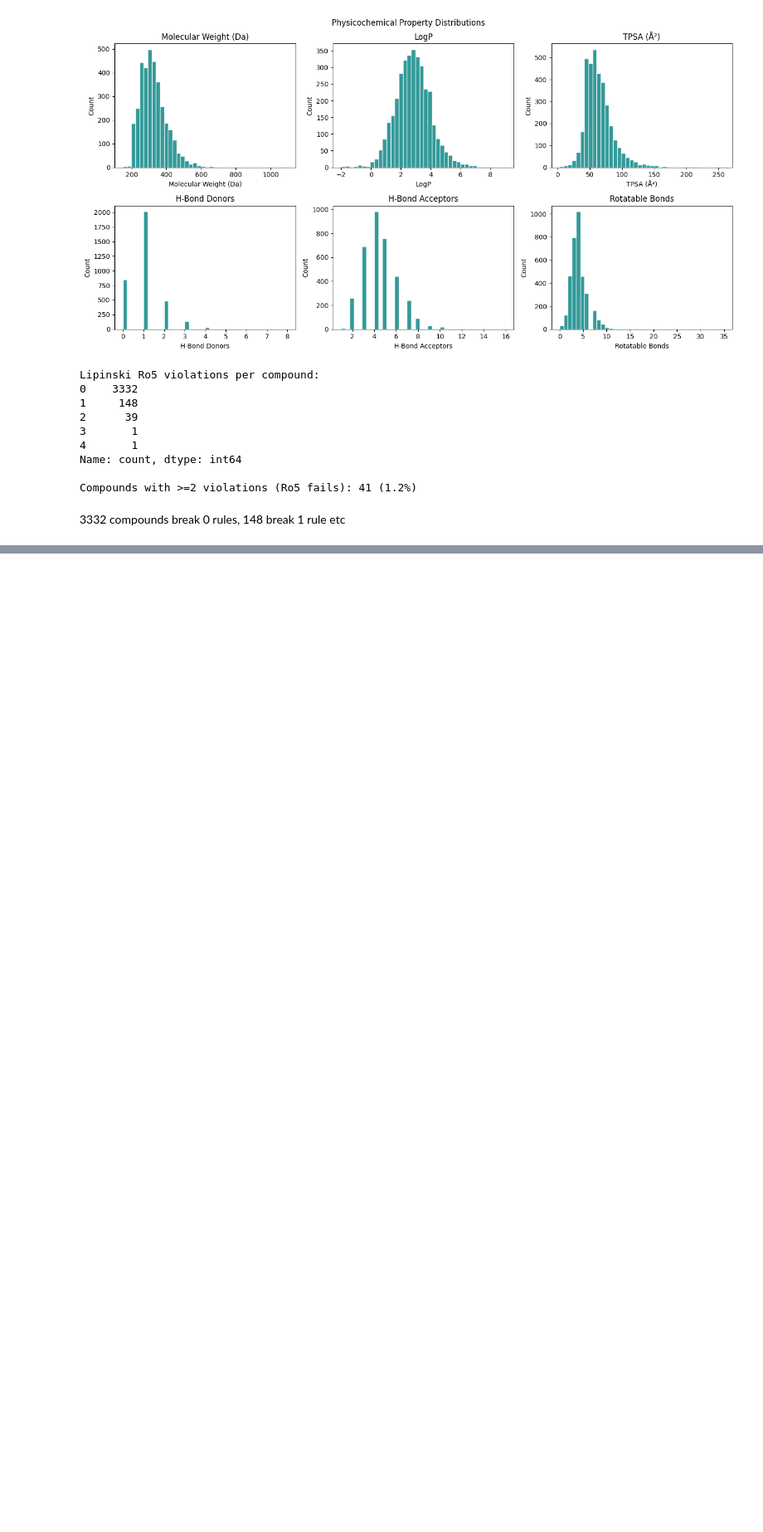
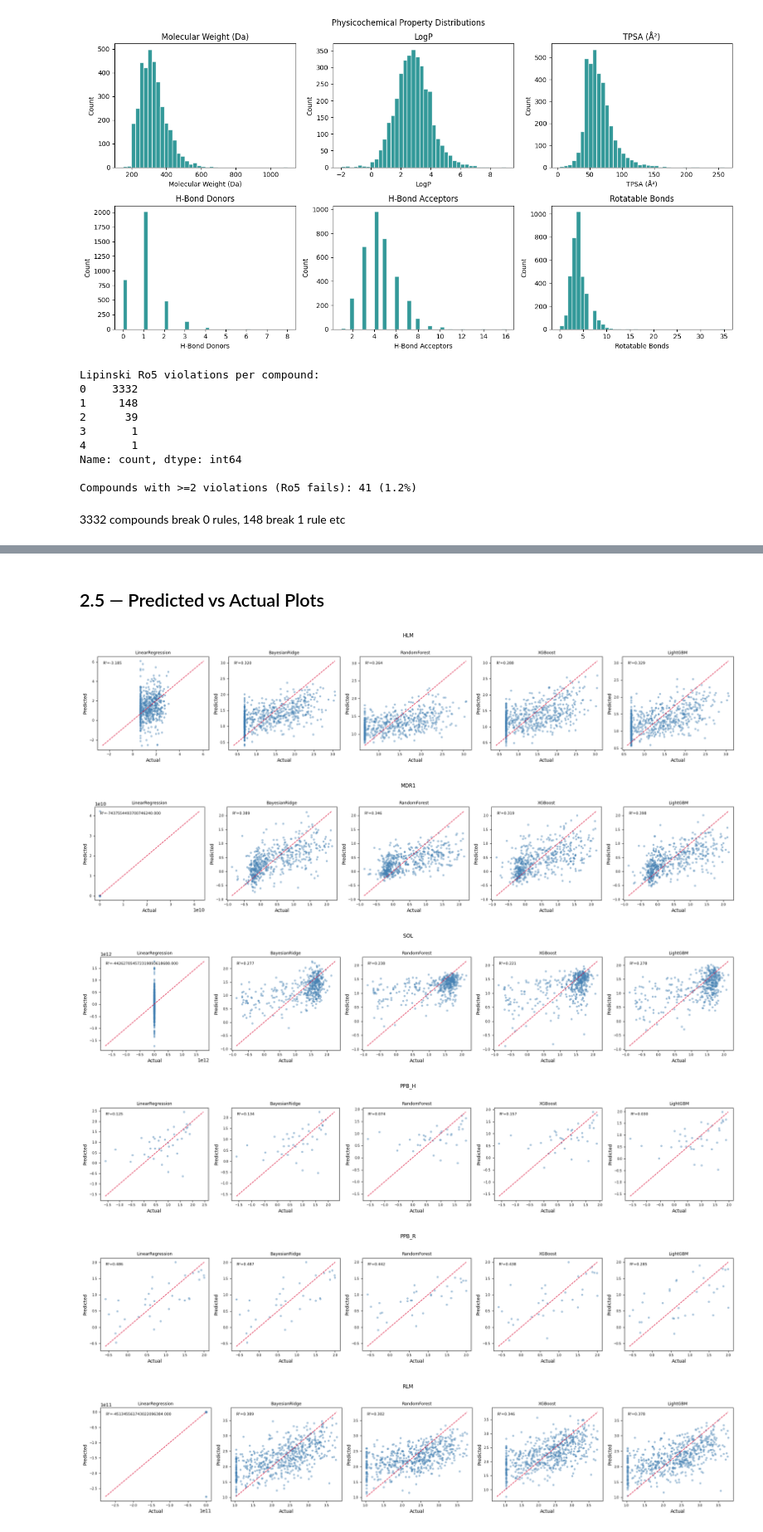
Before and after one commit to Zarif-S/uniq-plus-data-quantity-noise-qsar, a Jupyter notebook: notebooks/01_adme_eda_baseline.ipynb, the cells around one changed output, grey strips where cells are left out. Shown at 83% size. Drawn from its saved outputs; the diff is of its cells as text; code cells hidden in the pictures; blank space fills up the shorter version.

```diff
--- a/notebooks/01_adme_eda_baseline.ipynb
+++ b/notebooks/01_adme_eda_baseline.ipynb
@@ -392,0 +507,20 @@ Review findings with supervisor → confirm SYNC-002 cleaning strategy (per-endp
+# %%
+from src.models import get_baseline_models, evaluate_model
+
+results = []
+preds_store = {}  # {col: {model_name: (y_test, y_pred)}}
+
+for col in ENDPOINT_COLS:
+    X_train, X_test, y_train, y_test = splits[col]
+    preds_store[col] = {}
+    for name, model in get_baseline_models().items():
+        model.fit(X_train, y_train)
+        y_pred = model.predict(X_test)
+        preds_store[col][name] = (y_test, y_pred)
+        metrics = evaluate_model(model, X_test, y_test)
+        results.append({"endpoint": col, "model": name, **metrics})
+
+results_df = pd.DataFrame(results)
+print("Training complete.")
+print(f"\nMean R² across endpoints per model:")
+print(results_df.groupby('model')['R2'].mean().round(3).sort_values(ascending=False).to_string())
@@ -392,0 +539,18 @@ Review findings with supervisor → confirm SYNC-002 cleaning strategy (per-endp
+# %%
+short_ep = {
+    'LOG HLM_CLint (mL/min/kg)': 'HLM',
+    'LOG MDR1-MDCK ER (B-A/A-B)': 'MDR1',
+    'LOG SOLUBILITY PH 6.8 (ug/mL)': 'SOL',
+    'LOG PLASMA PROTEIN BINDING (HUMAN) (% unbound)': 'PPB_H',
+    'LOG PLASMA PROTEIN BINDING (RAT) (% unbound)': 'PPB_R',
+    'LOG RLM_CLint (mL/min/kg)': 'RLM',
+}
+results_df['ep_short'] = results_df['endpoint'].map(short_ep)
+
+print('R² (test set):')
+r2_table = results_df.pivot(index='ep_short', columns='model', values='R2').round(3)
+display(r2_table)
+
+print('\nRMSE (test set): same units as the target')
+rmse_table = results_df.pivot(index='ep_short', columns='model', values='RMSE').round(3)
+display(rmse_table)
@@ -392,0 +576,16 @@ Review findings with supervisor → confirm SYNC-002 cleaning strategy (per-endp
+# %% [markdown]
+## 2.5 — Predicted vs Actual Plots
+# %%
+from src.plotting import pred_vs_actual_grid
+
+for col in ENDPOINT_COLS:
+    ep_label = short_ep[col]
+    fig = pred_vs_actual_grid(preds_store[col], title=ep_label)
+    plt.show()
+# %% [output]
+[figure, added]
+[figure, added]
+[figure, added]
+[figure, added]
+[figure, added]
+[figure, added]
```
Also changed, not shown: parts of 15 cells of this notebook, 21 other files.
